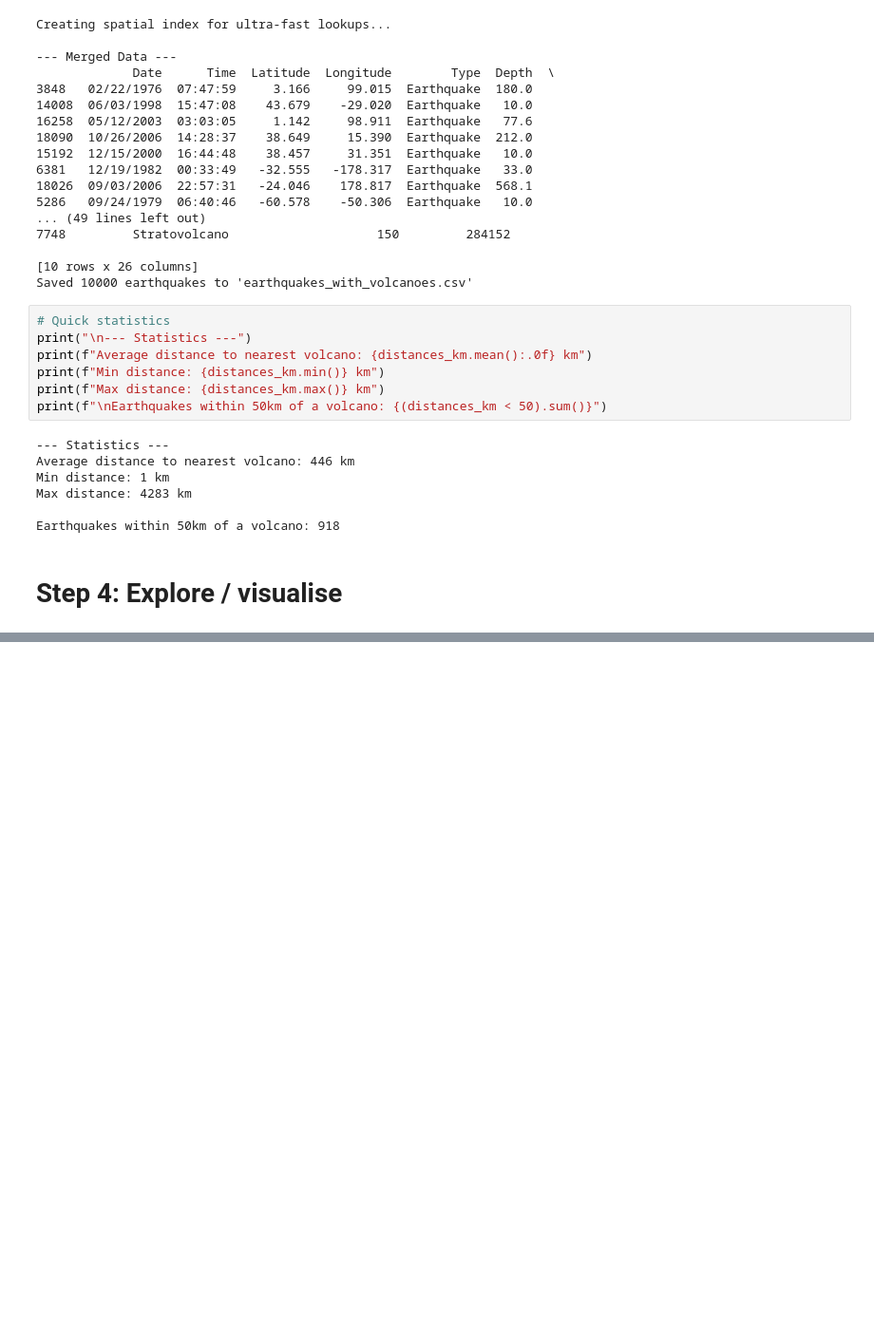
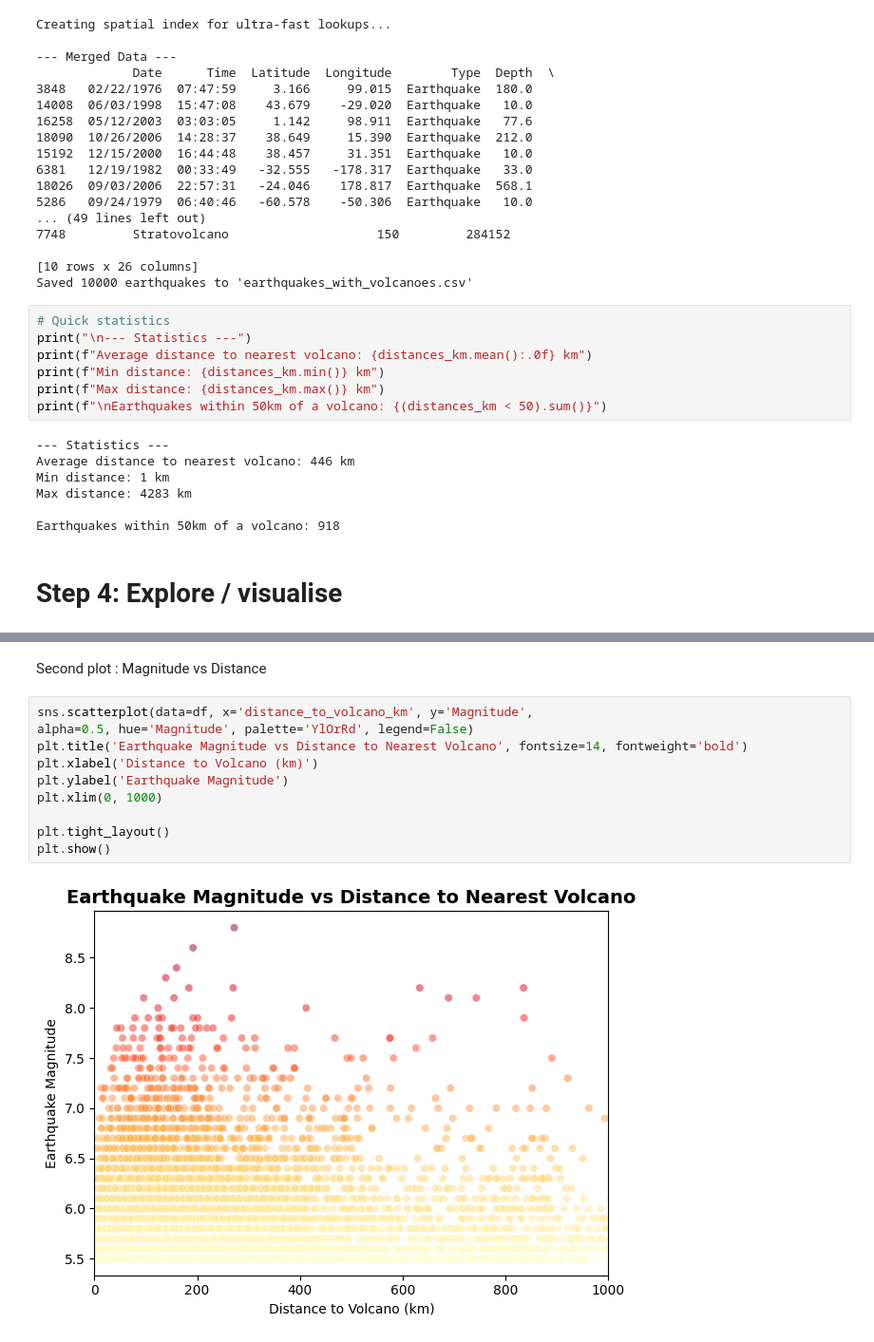
Before and after one commit to Djangss/Data-Acquisition-Project, a Jupyter notebook: Data-Acquisit.ipynb, the cells around one changed output, grey strips where cells are left out. Shown at 95% size. Saved outputs shown, nothing was run; the diff lists cells and outputs as text; blank space fills up the shorter version.

```diff
--- a/Data-Acquisit.ipynb
+++ b/Data-Acquisit.ipynb
@@ -326,0 +357,14 @@ Earthquakes within 50km of a volcano: 918
+# %% [markdown]
+Second plot : Magnitude vs Distance
+# %%
+sns.scatterplot(data=df, x='distance_to_volcano_km', y='Magnitude',
+alpha=0.5, hue='Magnitude', palette='YlOrRd', legend=False)
+plt.title('Earthquake Magnitude vs Distance to Nearest Volcano', fontsize=14, fontweight='bold')
+plt.xlabel('Distance to Volcano (km)')
+plt.ylabel('Earthquake Magnitude')
+plt.xlim(0, 1000)
+
+plt.tight_layout()
+plt.show()
+# %% [output]
+[figure, added]
```
Also changed, not shown: parts of 3 cells of this notebook.
